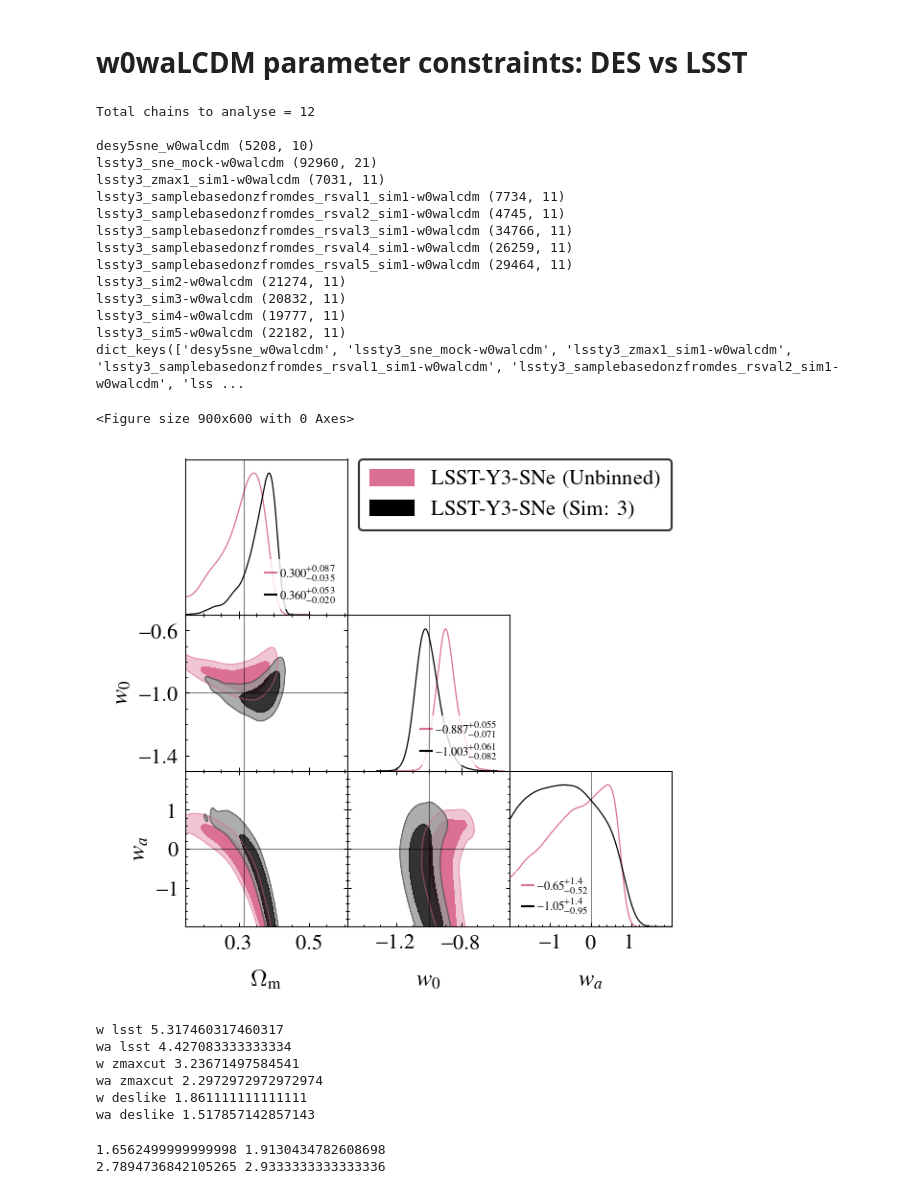
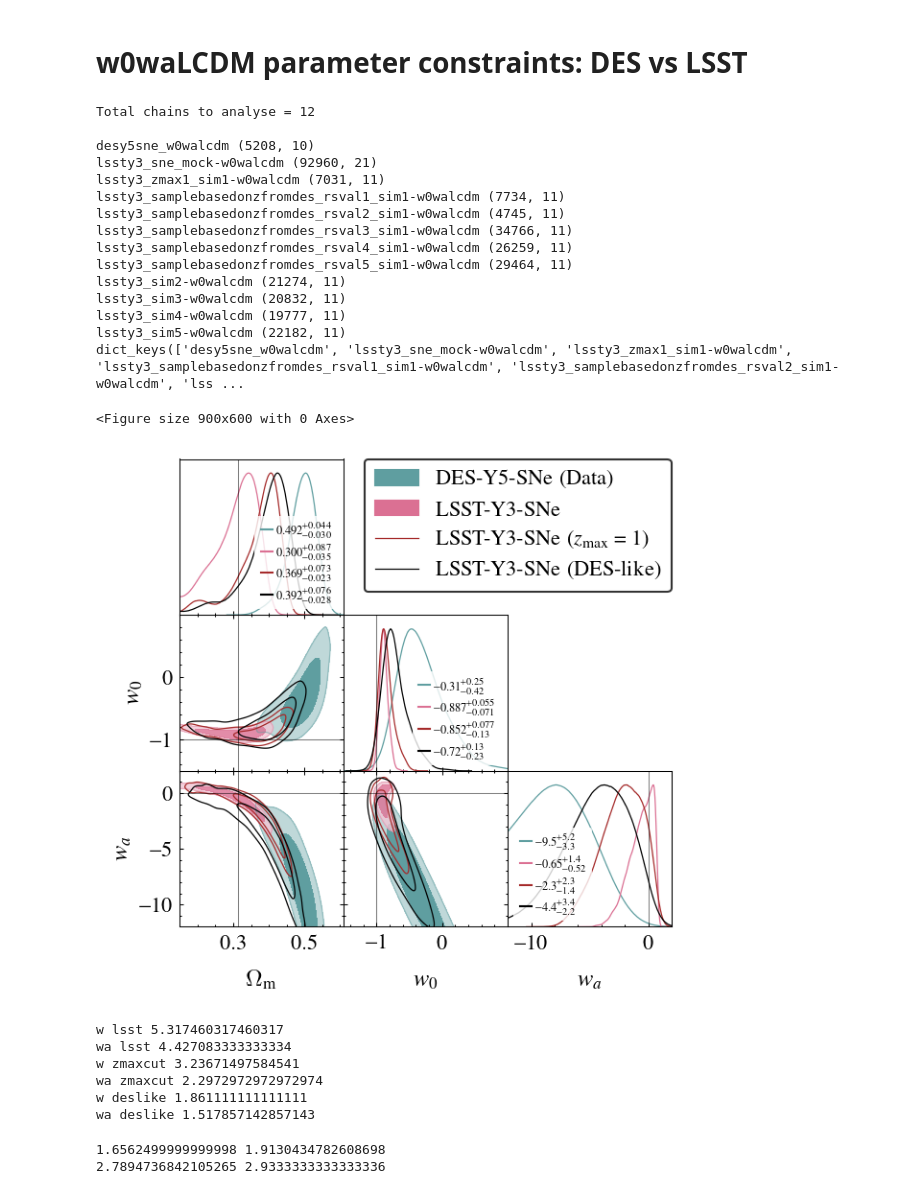
Before and after one commit to sriniraghunathan/CMB_BAO_SNe_likelihoods, a Jupyter notebook: analyse_chains_for_paper.ipynb, the cells around one changed output. Drawn from its saved outputs; the diff is of its cells as text; code cells hidden in the pictures.

```diff
--- a/analyse_chains_for_paper.ipynb
+++ b/analyse_chains_for_paper.ipynb
@@ -59,15 +59,18 @@ param_limits_dic = {'omegam': [0.27, 0.37],
                     'H0': [66., 69.],
                    }
 
-for desi_iter in range(1,2):#2):
+for desi_iter in range(1):#,2):#2):
     print('\n\n')
     if desi_iter == 0:
         #get all the samples for w0wamnulcdm
-        chain_fdlist = ['desidr2bao_mock-lcdm', 'desidr3bao_highz_mock-lcdm', 'desidr3bao_lowz_mock-lcdm', 'desidr3bao_lowz_mock+desidr3bao_highz_mock-lcdm']
+        ###chain_fdlist = ['desidr2bao_mock-lcdm', 'desidr3bao_highz_mock-lcdm', 'desidr3bao_lowz_mock-lcdm', 'desidr3bao_lowz_mock+desidr3bao_highz_mock-lcdm']
+        chain_fdlist = ['desidr2bao_data-lcdm', 'desidr2bao_mock-lcdm', 'desidr3bao_highz_mock-lcdm', 'desidr3bao_lowz_mock-lcdm', 'desidr3bao_lowz_mock+desidr3bao_highz_mock-lcdm']
         label_dic = {'desidr3bao_highz_mock-lcdm': r'DR3: High-$z$',# Ly-$\alpha$',
                      'desidr3bao_lowz_mock-lcdm': r'DR3: Low-$z$',
                      'desidr3bao_lowz_mock+desidr3bao_highz_mock-lcdm': r'DR3: All',
-                     'desidr2bao_mock-lcdm': r'DR2: All'}
+                     'desidr2bao_mock-lcdm': r'DR2: All (Mock)',
+                     'desidr2bao_data-lcdm': r'DR2: All (Data)',
+                    }
         plname = 'plots/desi_dr2_dr3_rdh_omegam.pdf'
         params_to_plot = [['rdh', 'omegam']]
     else:
@@ -106,9 +109,9 @@ for desi_iter in range(1,2):#2):
     #color_arr = ['sandybrown', 'tab:green', 'black']
 
     chains_to_plot = chain_fdlist
-    filled = [True, False, False, True]
+    filled = [False, True, False, False, True]
     #color_arr = ['sandybrown', 'steelblue', 'darkred', 'black']
-    color_arr = ['cadetblue', 'steelblue', 'darkred', 'sandybrown']
+    color_arr = ['cadetblue', 'cadetblue', 'steelblue', 'darkred', 'sandybrown']
 
     print('\n')
     samples_to_plot, labels_arr = [], []
@@ -135,7 +138,7 @@ for desi_iter in range(1,2):#2):
                                        param_dict = param_dict,
                                        param_limits_dic = param_limits_dic,
                                        color_arr = color_arr,
-                                       figsize = 4.3, fsval = 12, legfsval = 12.,# 11,
+                                       figsize = 4.3, fsval = 12, legfsval = 11.,# 11,
                                        labels = labels_arr, legloc = 'lower left', legcol = 1,
                                        scaling = True,#, wspace = 0.05
                                        xyloc_for_leg = [0.68, 0.95],
@@ -343,7 +348,7 @@ if (1):
                       'lssty3_samplebasedonzfromdes_rsval2_sim1-%s' %(which_cosmo),
 
     ]
-    color_arr = ['cadetblue', 'palevioletred', 'black', 'orangered']
+    color_arr = ['cadetblue', 'palevioletred', 'brown', 'black']
     filled_arr = [True, True, False, False, False, False]
 
 #param_limits_dic = {'omegam': [0.1, 0.6], 'omch2': [0., 0.25], 'w': [-1.3, -0.6], 'wa': [-4, 3.]}
@@ -351,7 +356,7 @@ if (1):
 param_limits_dic = {'omegam': [0.15, 0.61], 'w': [-1.5, 1.], 'wa': [-12, 2.]}
 #param_limits_dic = {'omegam': [0.2, 0.6], 'w': [-1.3, 0.3], 'wa': [-4., 1.2]}
 
-if (1):
+if (0):
     chains_to_plot = [
                       'lssty3_sne_mock-%s' %(which_cosmo),
 #                       'lssty3_sim2-%s' %(which_cosmo),
@@ -380,8 +385,11 @@ for chainname in chains_to_plot:
     chain_label = misc_getdist.get_chain_label(chainname)
     chain_label = chain_label.replace('TTEETEPP', r'\texttt{TT/EE/TE/$\phi\phi$}')
     chain_label = chain_label.replace('+', ' + ')
-    if chain_label == 'LSST-Y3-SNe':
+    if (0):##chain_label == 'LSST-Y3-SNe':
         chain_label = '%s (Unbinned)' %(chain_label)
+    if (1):
+        chain_label = chain_label.replace('DES-like: 2', 'DES-like')
+        chain_label = chain_label.replace('zmax', r'$z_{\rm max} = 1$')
     cov_mat = misc_getdist.get_param_cov_mat_from_getdist(curr_samples, params_to_plot)
     fom = 1/np.sqrt( np.linalg.det(cov_mat) )
 
@@ -441,34 +449,34 @@ def get_des_lsst_improvements(qualifier, low_err_dic, up_err_dic):
 low_err_dic = {'w': 0.071, 'wa': 0.52}
 up_err_dic = {'w': 0.055, 'wa': 1.4}
 get_des_lsst_improvements('lsst', low_err_dic, up_err_dic)
 
 #zmax cut
 low_err_dic = {'w': 0.13, 'wa': 1.4}
 up_err_dic = {'w': 0.077, 'wa': 2.3}
 get_des_lsst_improvements('zmaxcut', low_err_dic, up_err_dic)
 
 #DES-like
 low_err_dic = {'w': 0.23, 'wa': 2.2}
 up_err_dic = {'w': 0.13, 'wa': 3.4}
 get_des_lsst_improvements('deslike', low_err_dic, up_err_dic)
 # %% [output]
 Total chains to analyse = 12
 
 desy5sne_w0walcdm (5208, 10)
 lssty3_sne_mock-w0walcdm (92960, 21)
 lssty3_zmax1_sim1-w0walcdm (7031, 11)
 lssty3_samplebasedonzfromdes_rsval1_sim1-w0walcdm (7734, 11)
 lssty3_samplebasedonzfromdes_rsval2_sim1-w0walcdm (4745, 11)
 lssty3_samplebasedonzfromdes_rsval3_sim1-w0walcdm (34766, 11)
 lssty3_samplebasedonzfromdes_rsval4_sim1-w0walcdm (26259, 11)
 lssty3_samplebasedonzfromdes_rsval5_sim1-w0walcdm (29464, 11)
 lssty3_sim2-w0walcdm (21274, 11)
 lssty3_sim3-w0walcdm (20832, 11)
 lssty3_sim4-w0walcdm (19777, 11)
 lssty3_sim5-w0walcdm (22182, 11)
 dict_keys(['desy5sne_w0walcdm', 'lssty3_sne_mock-w0walcdm', 'lssty3_zmax1_sim1-w0walcdm', 'lssty3_samplebasedonzfromdes_rsval1_sim1-w0walcdm', 'lssty3_samplebasedonzfromdes_rsval2_sim1-w0walcdm', 'lss ...
 <Figure size 900x600 with 0 Axes>
-[figure, old version]
+[figure, new version]
 w lsst 5.317460317460317
 wa lsst 4.427083333333334
 w zmaxcut 3.23671497584541
```
Also changed, not shown: parts of 1 cell of this notebook, 1 other file.
